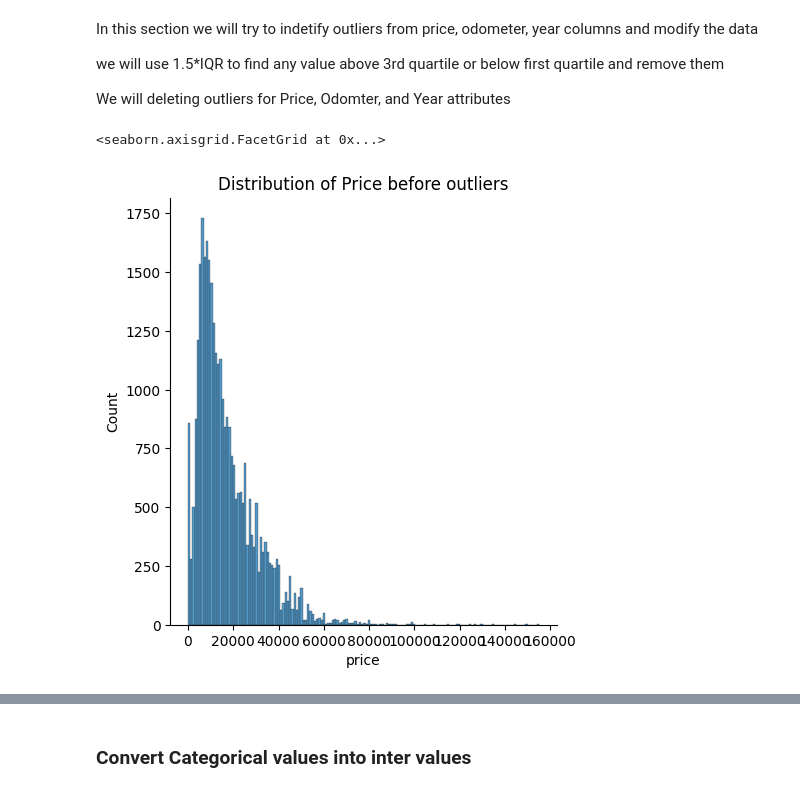
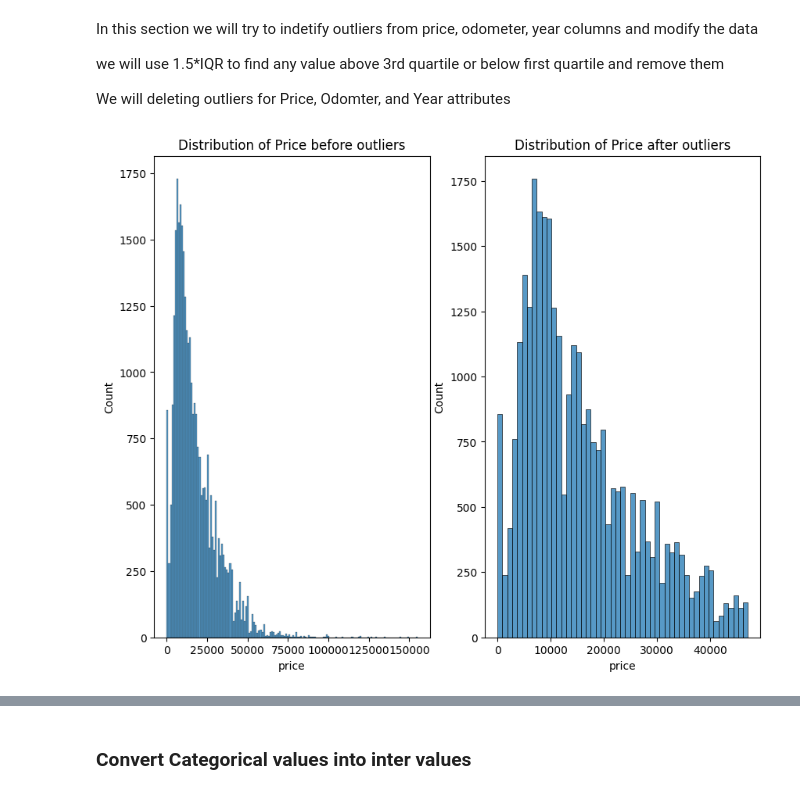
Before and after one commit to purnachand1186/car_price_analysis, a Jupyter notebook: prompt_II.ipynb, the cells around one changed output, grey strips where cells are left out. Cells and saved outputs as stored; diff of their text form; code cells hidden in the pictures.

```diff
--- a/prompt_II.ipynb
+++ b/prompt_II.ipynb
@@ -312,8 +312,11 @@ def remove_outliers(df, column):
     df = df[(df[column] >= lower_bound) & (df[column] <= upper_bound)]
     return df
 # %%
-#before deleting outliers for price
-sns.displot(clean_vehicles['price']).set(title='Distribution of Price before outliers')
+#before & after deleting outliers for price
+fig, ax= plt.subplots(1,2,figsize=(10,8))
+fig = sns.histplot(clean_vehicles['price'], ax= ax[0]).set(title='Distribution of Price before outliers')
+clean_vehicles = remove_outliers(clean_vehicles,'price')
+fig = sns.histplot(clean_vehicles['price'], ax=ax[1]).set(title='Distribution of Price after outliers')
+plt.show()
 # %% [output]
-<seaborn.axisgrid.FacetGrid at 0x...>
-[figure, old version]
+[figure, new version]
```
Also changed, not shown: parts of 8 cells of this notebook.
